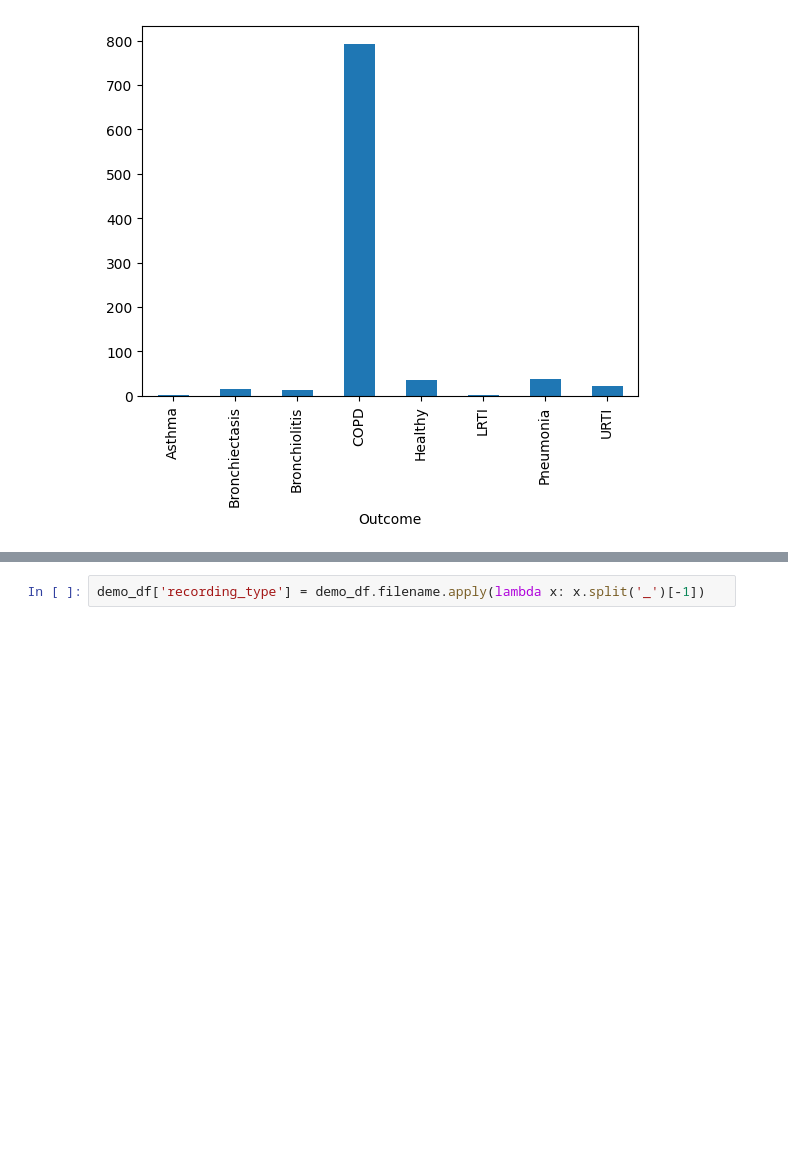
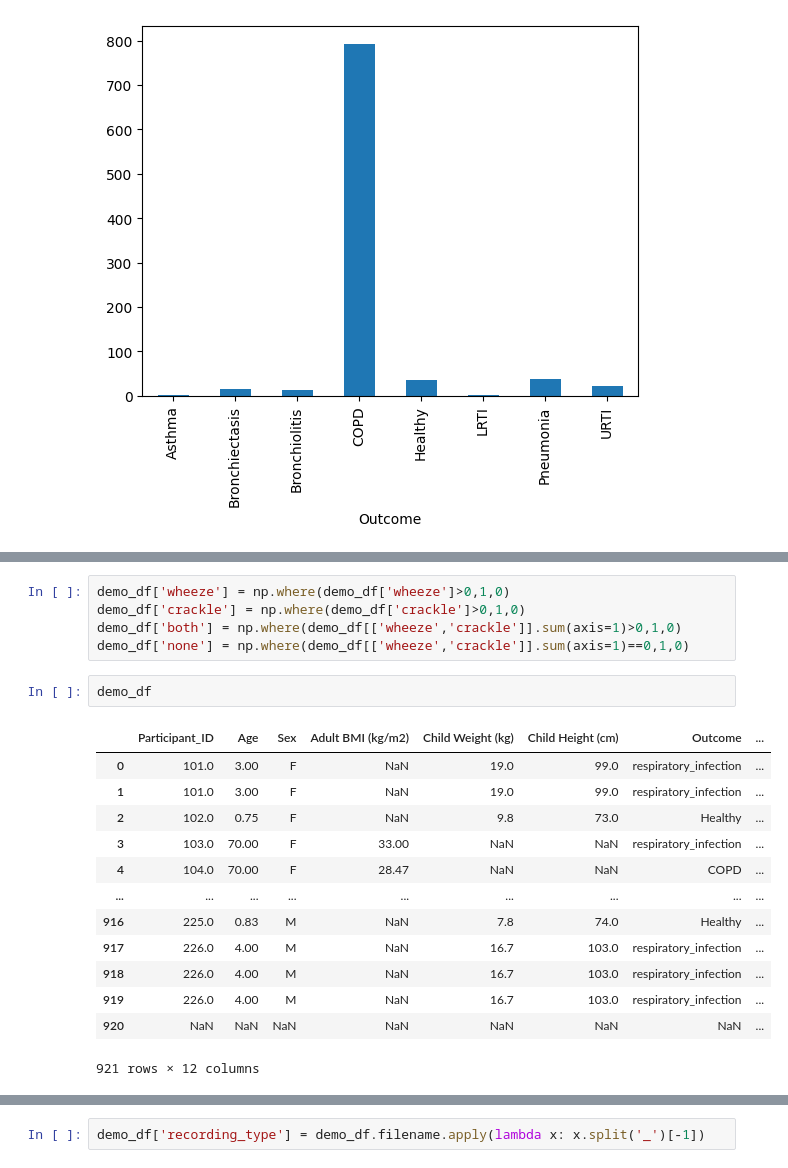
Before and after one commit to bastienorset-huma/respiratory_sound, a Jupyter notebook: src/respiratory_sound/0_prepare_dataset.ipynb, the cells around one changed output, grey strips where cells are left out. Saved outputs shown, nothing was run; the diff lists cells and outputs as text; blank space fills up the shorter version.

```diff
--- a/src/respiratory_sound/0_prepare_dataset.ipynb
+++ b/src/respiratory_sound/0_prepare_dataset.ipynb
@@ -160,0 +158,21 @@ demo_df.groupby('Outcome').mean(numeric_only=True)[['wheeze','crackle']]
+# %%
+demo_df['wheeze'] = np.where(demo_df['wheeze']>0,1,0)
+demo_df['crackle'] = np.where(demo_df['crackle']>0,1,0)
+demo_df['both'] = np.where(demo_df[['wheeze','crackle']].sum(axis=1)>0,1,0)
+demo_df['none'] = np.where(demo_df[['wheeze','crackle']].sum(axis=1)==0,1,0)
+# %%
+demo_df
+# %% [output]
+|  | Participant_ID | Age | Sex | Adult BMI (kg/m2) | Child Weight (kg) | Child Height (cm) | Outcome | ... |
+| 0 | 101.0 | 3.00 | F | NaN | 19.0 | 99.0 | respiratory_infection | ... |
+| 1 | 101.0 | 3.00 | F | NaN | 19.0 | 99.0 | respiratory_infection | ... |
+| 2 | 102.0 | 0.75 | F | NaN | 9.8 | 73.0 | Healthy | ... |
+| 3 | 103.0 | 70.00 | F | 33.00 | NaN | NaN | respiratory_infection | ... |
+| 4 | 104.0 | 70.00 | F | 28.47 | NaN | NaN | COPD | ... |
+| ... | ... | ... | ... | ... | ... | ... | ... | ... |
+| 916 | 225.0 | 0.83 | M | NaN | 7.8 | 74.0 | Healthy | ... |
+| 917 | 226.0 | 4.00 | M | NaN | 16.7 | 103.0 | respiratory_infection | ... |
+| 918 | 226.0 | 4.00 | M | NaN | 16.7 | 103.0 | respiratory_infection | ... |
+| 919 | 226.0 | 4.00 | M | NaN | 16.7 | 103.0 | respiratory_infection | ... |
+| 920 | NaN | NaN | NaN | NaN | NaN | NaN | NaN | ... |
+921 rows × 12 columns
```
Also changed, not shown: parts of 4 cells of this notebook, 23 other files.
